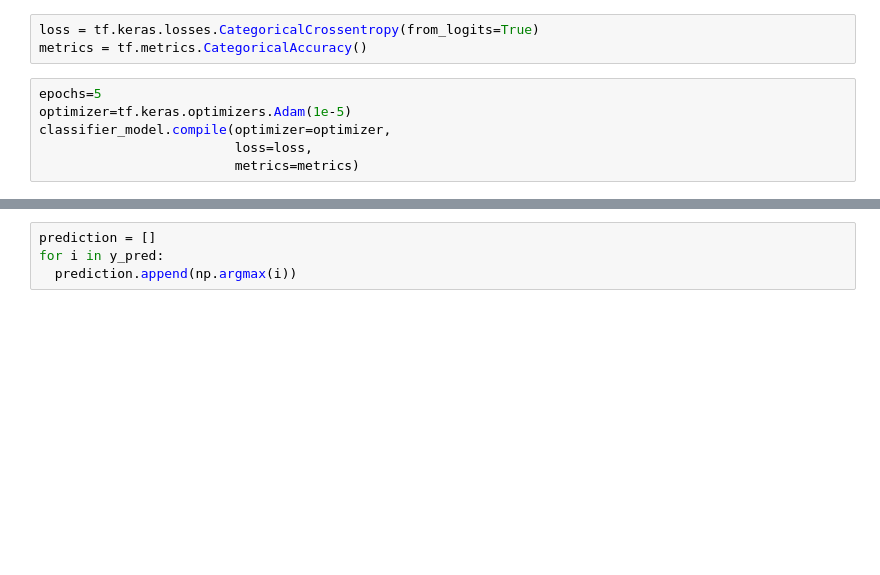
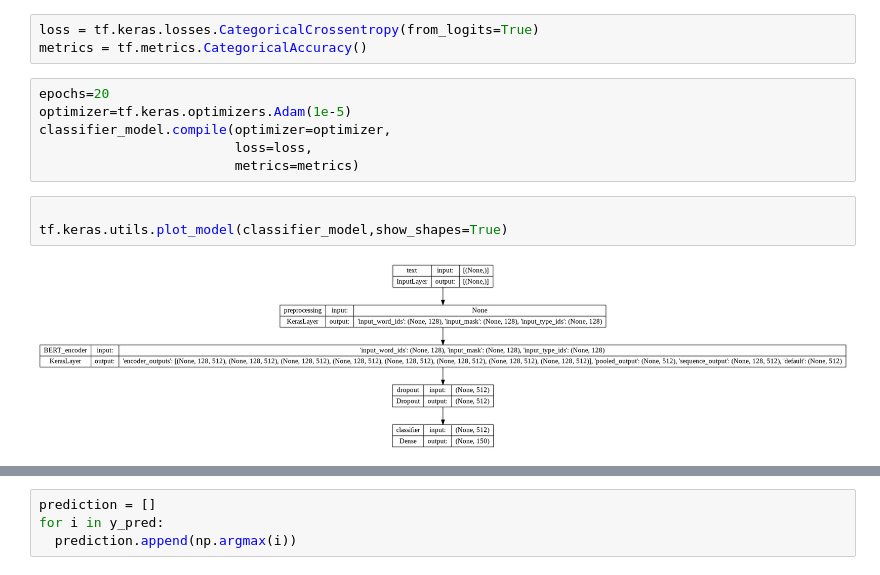
Before and after one commit to tural327/Bert_model, a Jupyter notebook: BERT_intent.ipynb, the cells around one changed output, grey strips where cells are left out. Cells and saved outputs as stored; diff of their text form; blank space fills up the shorter version.

```diff
--- a/BERT_intent.ipynb
+++ b/BERT_intent.ipynb
@@ -417,11 +382,16 @@ tf.Tensor(
 loss = tf.keras.losses.CategoricalCrossentropy(from_logits=True)
 metrics = tf.metrics.CategoricalAccuracy()
 # %%
-epochs=5
+epochs=20
 optimizer=tf.keras.optimizers.Adam(1e-5)
 classifier_model.compile(optimizer=optimizer,
                          loss=loss,
                          metrics=metrics)
+# %%
+
+tf.keras.utils.plot_model(classifier_model,show_shapes=True)
+# %% [output]
+[figure, added]
 # %%
 print(f'Training model with {tfhub_handle_encoder}')
 history = classifier_model.fit(x=trainfeatures,y=trainlabels,
```
Also changed, not shown: parts of 14 cells of this notebook.
